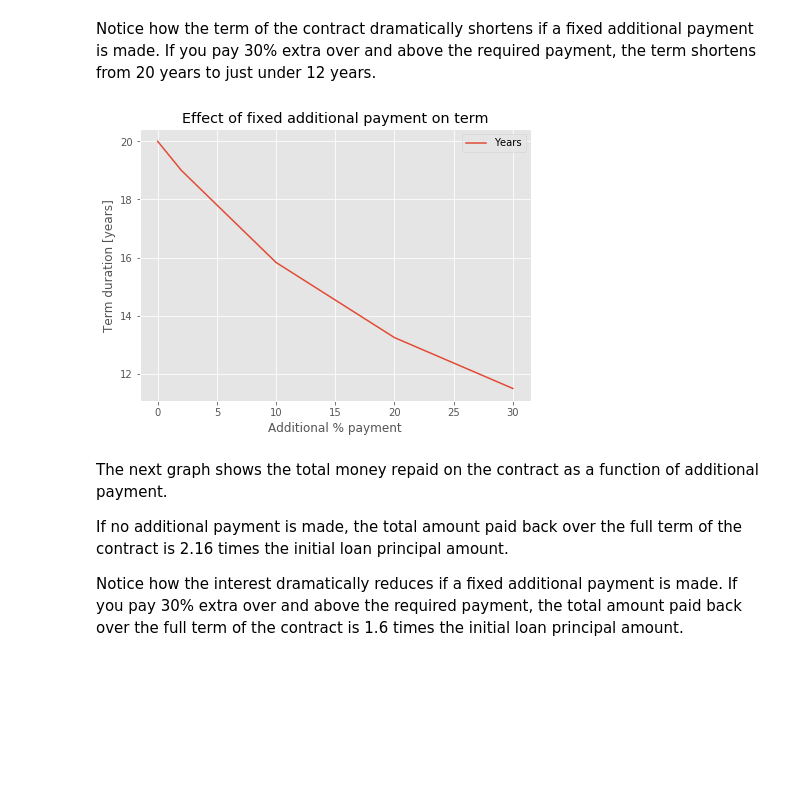
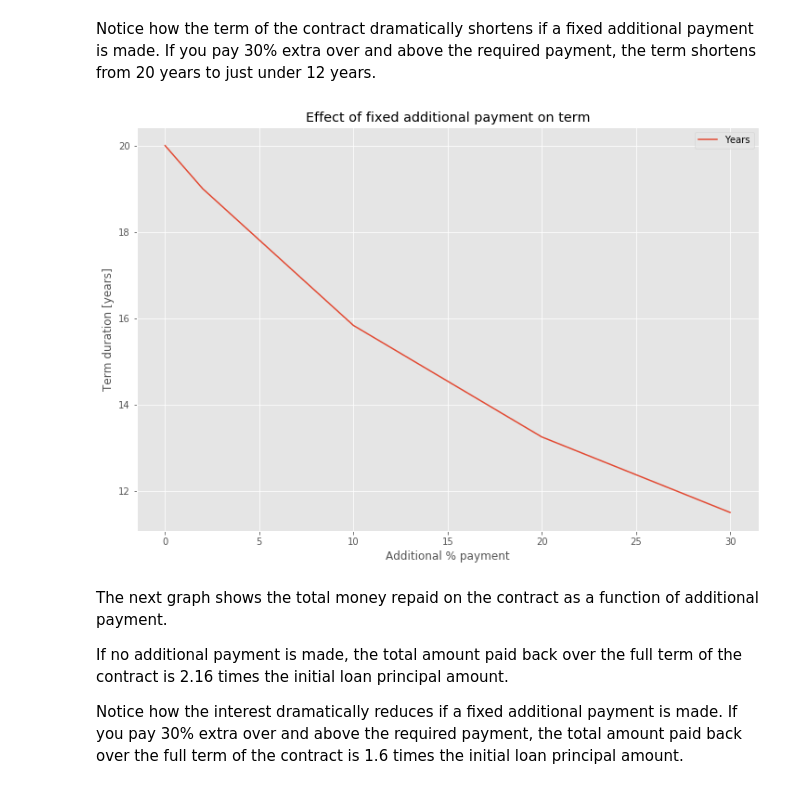
Before and after one commit to NelisW/RetirementPlanning, a Jupyter notebook: PersonalFinancialPlanning.ipynb, the cells around one changed output. Drawn from its saved outputs; the diff is of its cells as text; code cells hidden in the pictures; blank space fills up the shorter version.

```diff
--- a/PersonalFinancialPlanning.ipynb
+++ b/PersonalFinancialPlanning.ipynb
@@ -150,13 +144,13 @@ It should be evident that the interest is calculated compound at each payment cy
 
 The `amortise` function below is a Python generator function that provides iterative results for each time interval.  This generator is used to populate a Pandas DataFrame for subsequent anaysis.
 # %%
-def amortise(principal, interest_rate, years, reqpayment, addpayment,start_date, numAnnPayments,addpayrate=0):
+def amortise(principal, interest_rate, bondyears, reqpayment, addpayment,start_date, numAnnPayments,addpayrate=0):
     """
     Calculate the amortization schedule given the loan details.
 
     :param principal: Amount borrowed
     :param interest_rate: The annual interest rate for this loan
-    :param years: Number of years for the loan
+    :param bondyears: Number of years for the loan
     :param reqpayment: Payment amount per period
     :param addpayment: Initial value of additional payments to be made each period.
     :param start_date: Start date for the loan.
@@ -191,6 +185,7 @@ def amortise(principal, interest_rate, years, reqpayment, addpayment,start_date,
                            ('Begin Balance', beg_balance),
                            ('ReqPayment', reqpayment),
                            ('Principal', principal),
+                           ('InterestRate', interest_rate),
                            ('Interest', interest),
                            ('AddPayment', addpayment),
                            ('End Balance', end_balance)])
@@ -219,14 +214,14 @@ Note that the additional payment can be specified as a money value or as a fract
     the imaginary component (e.g., .02j, positive fraction). If the (negative) real component
     (money value) is given the (positive) imaginary component (fraction value) is ignored.
 # %%
-def amortisation_table(principal, interest_rate, years,reqpayment,
+def amortisation_table(principal, interest_rate, bondyears,reqpayment,
                        addpayment=0, numAnnPayments=12, start_date=(date(2000,1,1)),addpayrate=0):
     """
     Calculate the amortization schedule given the loan details as well as summary stats for the loan
 
     :param principal: Amount borrowed (positive)
     :param interest_rate: The *annual* interest rate for this loan (positive)
-    :param years: Number of years for the loan (positive)
+    :param bondyears: Number of years for the loan (positive)
     :param reqpayment: minimum required payment to meet the term requirements (negative)
     :param numAnnPayments (optional): Number of payments in a year. Default 12.
     :param addpayment (optional): Additional payments to be made each period. ** See note below. Default 0. (negative)
@@ -252,11 +247,20 @@ def amortisation_table(principal, interest_rate, years,reqpayment,
         addpayment = 0
 
     # Generate the schedule
-    schedule = pd.DataFrame(amortise(principal, interest_rate, years, reqpayment,
+    schedule = pd.DataFrame(amortise(principal, interest_rate, bondyears, reqpayment,
                                      addpayment, start_date, numAnnPayments,addpayrate=addpayrate))
+
+    if schedule.empty:
+        stats = pd.Series([0,start_date, 0, interest_rate,
+                   0, 0, 0,0,0],
+                   index=["Principal","Payoff Date", "Num Payments", "Interest Rate", "BondYears",
+                         "ReqPayment", "AddPayment", "Addpayrate","Total Interest"])
+
+        return None, stats
+
     # reorder the columns
     schedule = schedule[["Period", "Month", "Begin Balance", "ReqPayment","AddPayment",
-                         "Interest", "End Balance"]]
+                         "Interest", "End Balance",'Principal','InterestRate']]
 
     # Convert to a pandas datetime object to make subsequent calcs easier
     schedule["Month"] = pd.to_datetime(schedule["Month"])
@@ -264,9 +268,9 @@ def amortisation_table(principal, interest_rate, years,reqpayment,
     #Create a summary statistics table
     payoff_date = schedule["Month"].iloc[-1]
     stats = pd.Series([principal,payoff_date, schedule["Period"].count(), interest_rate,
-                       years, reqpayment, addpayment,addpayrate,
+                       bondyears, reqpayment, addpayment,addpayrate,
                        schedule["Interest"].sum()],
-                       index=["Principal","Payoff Date", "Num Payments", "Interest Rate", "Years",
+                       index=["Principal","Payoff Date", "Num Payments", "Interest Rate", "BondYears",
                              "ReqPayment", "AddPayment", "Addpayrate","Total Interest"])
 
     return schedule, stats
@@ -275,14 +279,14 @@ Example showing how to call the function
 # %%
 principal = 1000000
 interest_rate = 0.09
-years = 20
+bondyears = 20
 numAnnPayments = 12
-reqpayment = round(np.pmt(interest_rate/numAnnPayments, years*numAnnPayments, principal), 2)
+reqpayment = round(np.pmt(interest_rate/numAnnPayments, bondyears*numAnnPayments, principal), 2)
 
 df, stats = amortisation_table(
     principal=principal,
     interest_rate=interest_rate,
-    years=30,
+    bondyears=bondyears,
     reqpayment = reqpayment,
     addpayment = 0.02j,
     numAnnPayments=numAnnPayments,
@@ -612,12 +618,13 @@ display(HTML(dfstats.to_html()))
 # %% [markdown]
 Notice how the term of the contract dramatically shortens if a fixed additional payment is made. If you pay 30% extra over and above the required payment, the term shortens from 20 years to just under 12 years.
 # %%
+figsize(12,8)
 fig, ax = plt.subplots(1, 1)
 dfstats.plot(x='Additional % payment', y='Years', ax=ax)
 plt.title("Effect of fixed additional payment on term");
 plt.ylabel("Term duration [years]");
 # %% [output]
-[figure, old version]
+[figure, new version]
 # %% [markdown]
 The next graph shows the total money repaid on the contract as a function of additional payment.
 
```
Also changed, not shown: parts of 29 cells of this notebook.
